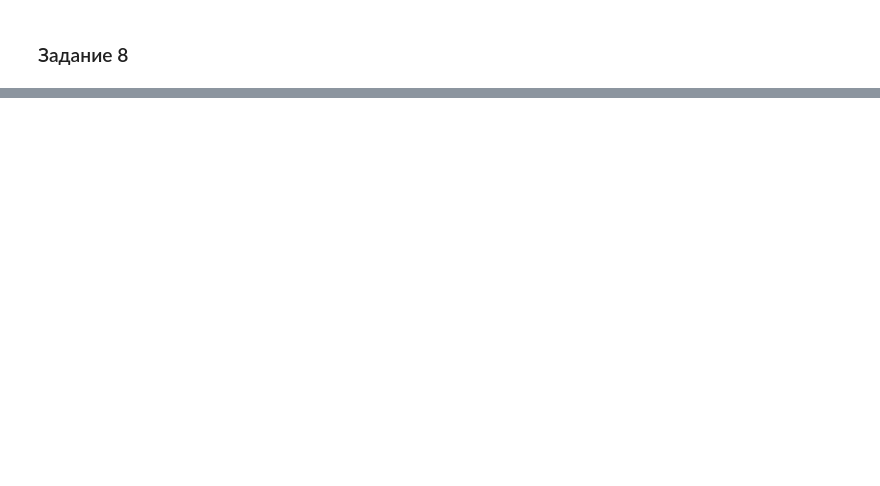
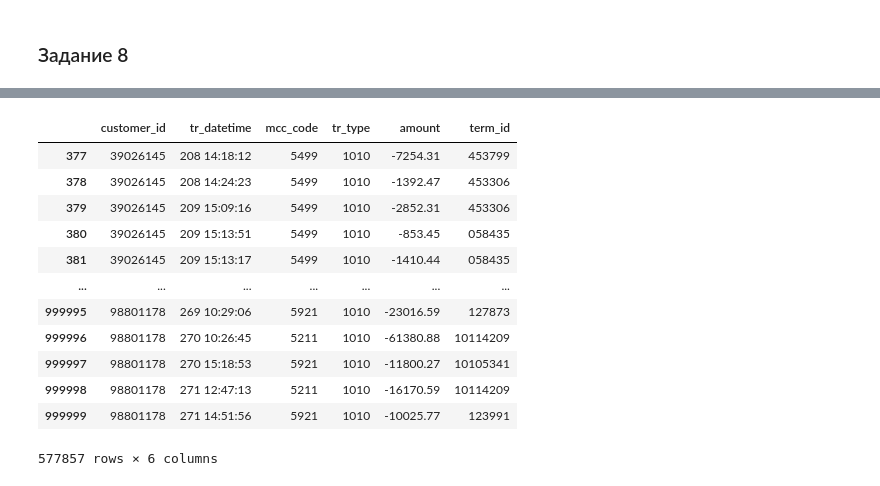
Before and after one commit to j1nn33/study, a Jupyter notebook: data_science/python_kurs/jupiter/test_2.ipynb, the cells around one changed output, grey strips where cells are left out. Saved outputs shown, nothing was run; the diff lists cells and outputs as text; code cells hidden in the pictures; blank space fills up the shorter version.

```diff
--- a/data_science/python_kurs/jupiter/test_2.ipynb
+++ b/data_science/python_kurs/jupiter/test_2.ipynb
@@ -186,0 +619,5 @@ print(total)
+# %%
+transactions = pd.read_csv(filepath_or_buffer = "../../source/transactions.csv",
+                           sep =',',
+                           nrows=1000000)
+transactions
@@ -186,0 +664,19 @@ print(total)
+# %%
+# Медиана суммы транзакций по тем строкам, которые ни в одном из своих столбцов не содержат пустые значения
+# отбираем непропущенные значениая в столбце с4
+# df.dropna ()
+transactions.dropna()
+# %% [output]
+|  | customer_id | tr_datetime | mcc_code | tr_type | amount | term_id |
+| 377 | 39026145 | 208 14:18:12 | 5499 | 1010 | -7254.31 | 453799 |
+| 378 | 39026145 | 208 14:24:23 | 5499 | 1010 | -1392.47 | 453306 |
+| 379 | 39026145 | 209 15:09:16 | 5499 | 1010 | -2852.31 | 453306 |
+| 380 | 39026145 | 209 15:13:51 | 5499 | 1010 | -853.45 | 058435 |
+| 381 | 39026145 | 209 15:13:17 | 5499 | 1010 | -1410.44 | 058435 |
+| ... | ... | ... | ... | ... | ... | ... |
+| 999995 | 98801178 | 269 10:29:06 | 5921 | 1010 | -23016.59 | 127873 |
+| 999996 | 98801178 | 270 10:26:45 | 5211 | 1010 | -61380.88 | 10114209 |
+| 999997 | 98801178 | 270 15:18:53 | 5921 | 1010 | -11800.27 | 10105341 |
+| 999998 | 98801178 | 271 12:47:13 | 5211 | 1010 | -16170.59 | 10114209 |
+| 999999 | 98801178 | 271 14:51:56 | 5921 | 1010 | -10025.77 | 123991 |
+577857 rows × 6 columns
```
Also changed, not shown: parts of 49 cells of this notebook.
